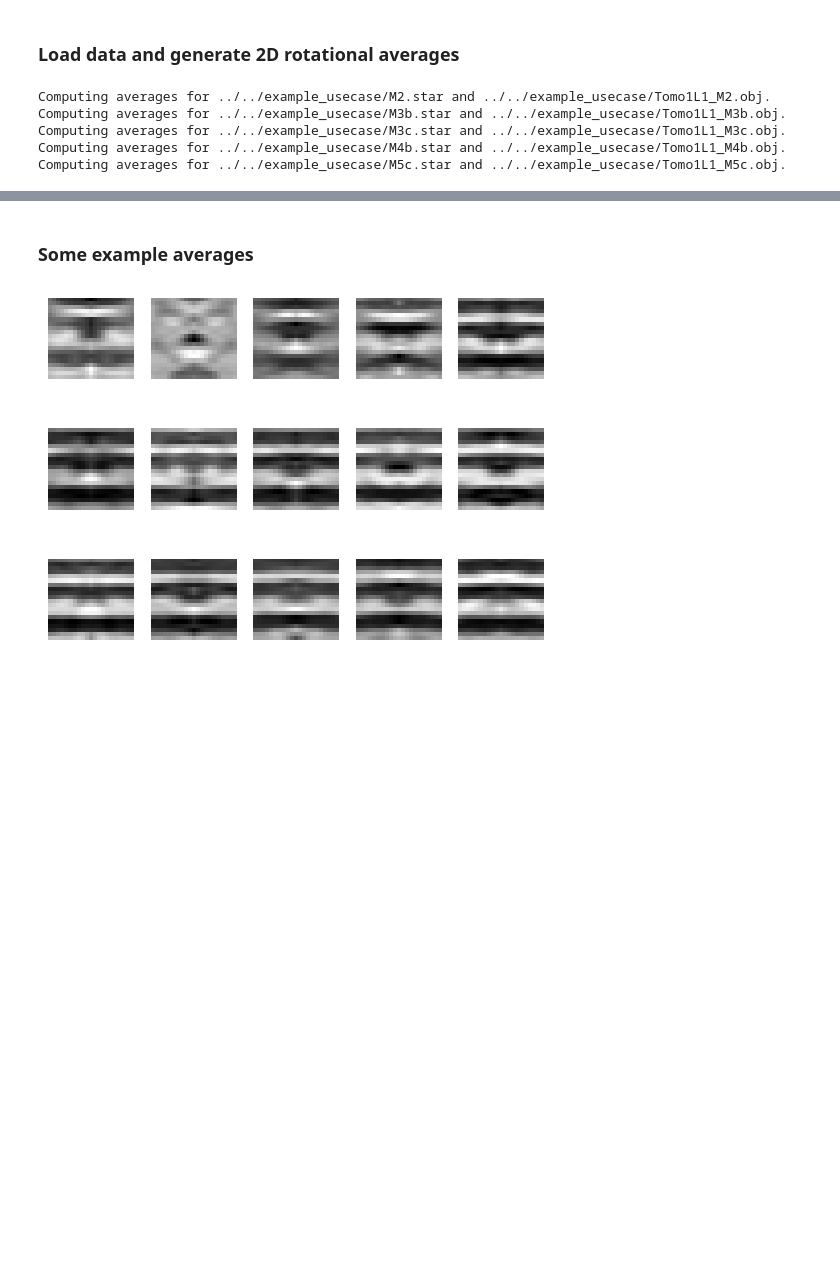
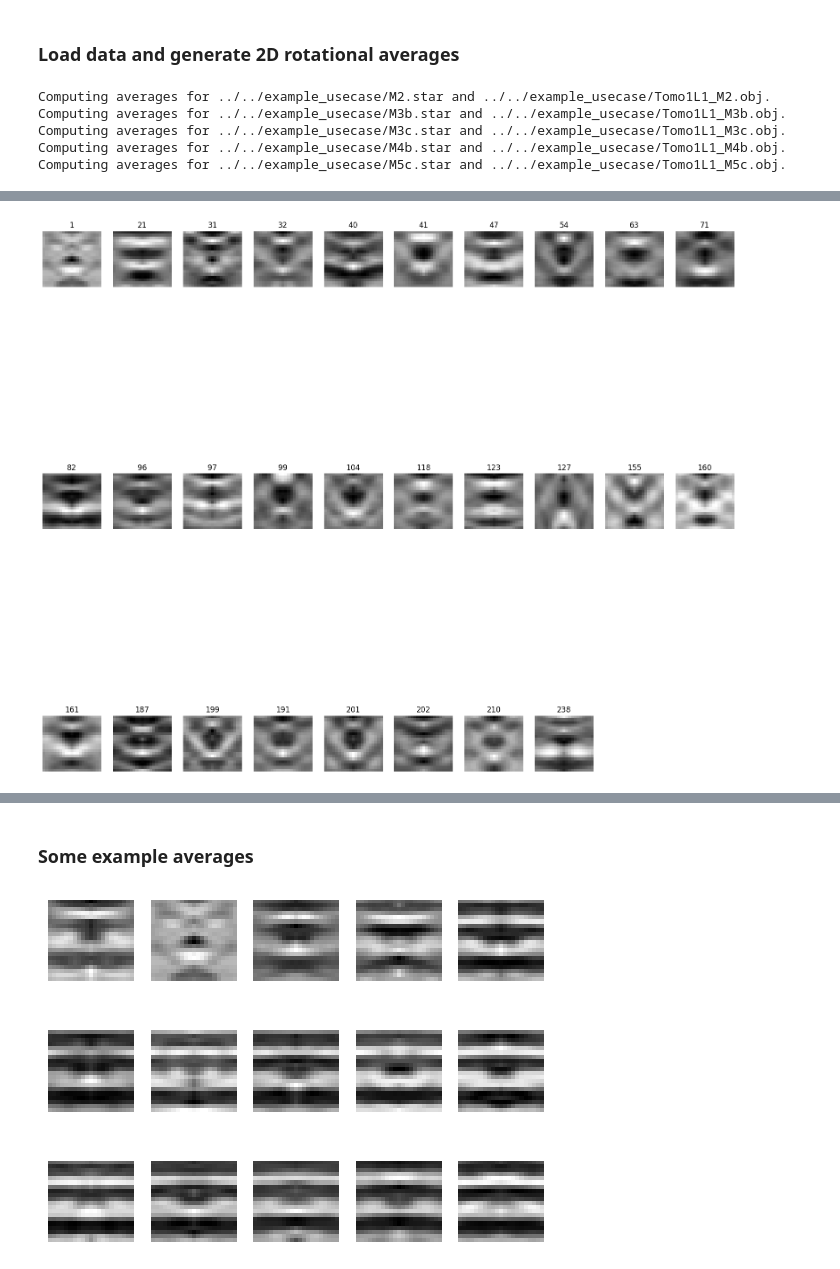
Before and after one commit to cellcanvas/surforama, a Jupyter notebook: examples/example_usecase_2D_averages.ipynb, the cells around one changed output, grey strips where cells are left out. Drawn from its saved outputs; the diff is of its cells as text; code cells hidden in the pictures; blank space fills up the shorter version.

```diff
--- a/examples/example_usecase_2D_averages.ipynb
+++ b/examples/example_usecase_2D_averages.ipynb
@@ -72,0 +326,15 @@ Computing averages for ../../example_usecase/M5c.star and ../../example_usecase/
+# %%
+mask_idcs = [1, 21, 31, 32, 40, 41, 47, 54, 63, 71, 82, 96, 97, 99, 104, 118, 123, 127,155, 160, 161, 187, 199, 191, 201, 202, 210, 238]
+mask = np.zeros(all_avgs.shape[0], dtype=bool)
+mask[mask_idcs] = True
+# %%
+num_cols = 10
+num_rows = mask.sum() // num_cols + 1
+plt.figure(figsize=(20, 20))
+for i, avg in enumerate(all_avgs[mask]):
+    plt.subplot(num_rows, num_cols, i + 1)
+    plt.imshow(avg, cmap="gray")
+    plt.title(mask_idcs[i])
+    plt.axis("off")
+# %% [output]
+[figure, added]
```
Also changed, not shown: parts of 14 cells of this notebook.
